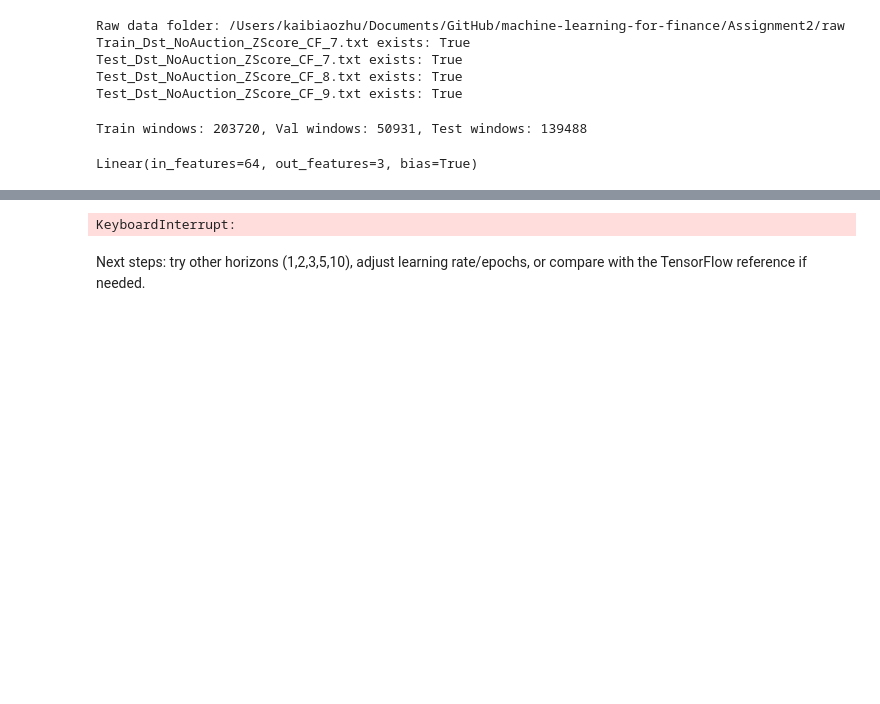
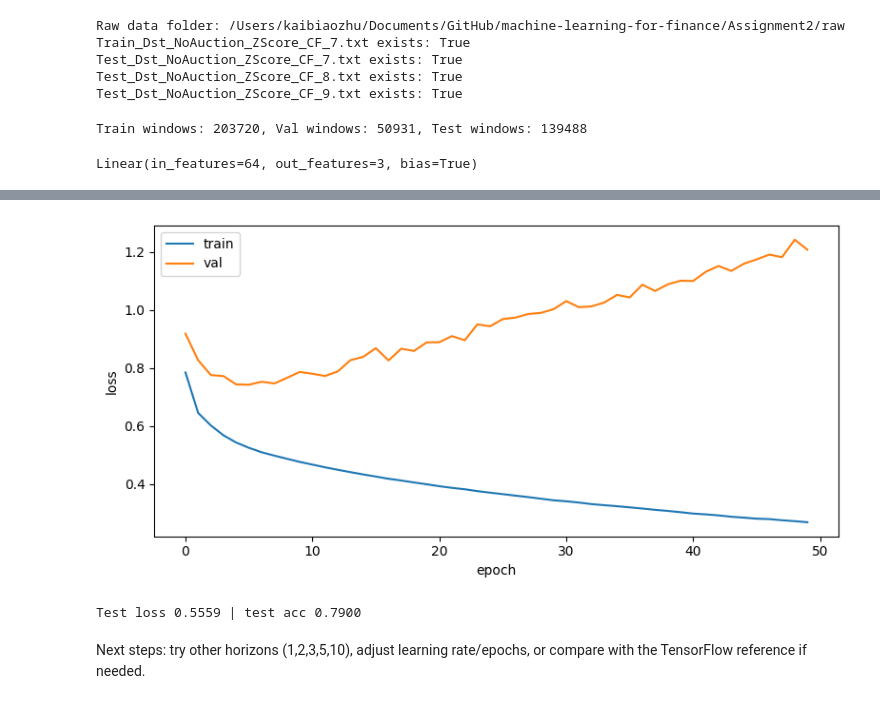
Before and after one commit to George-hardworking/machine-learning-for-finance, a Jupyter notebook: Assignment2/scripts/assignment2_kaibiao.ipynb, the cells around one changed output, grey strips where cells are left out. Drawn from its saved outputs; the diff is of its cells as text; code cells hidden in the pictures; blank space fills up the shorter version.

```diff
--- a/Assignment2/scripts/assignment2_kaibiao.ipynb
+++ b/Assignment2/scripts/assignment2_kaibiao.ipynb
@@ -25,7 +25,12 @@ from torch.utils.data import Dataset, DataLoader
 
 import matplotlib.pyplot as plt
 
-device = torch.device("cuda:0" if torch.cuda.is_available() else "cpu")
+if torch.backends.mps.is_available():
+    device = torch.device("mps")
+elif torch.cuda.is_available():
+    device = torch.device("cuda:0")
+else:
+    device = torch.device("cpu")
 torch.manual_seed(42)
 np.random.seed(42)
 print(f"Running on {device}")
@@ -46,7 +51,7 @@ cfg = {
     "batch_size": 64,
     "lr": 1e-3,
     "weight_decay": 1e-5,
-    "epochs": 5,
+    "epochs": 50,
     "num_classes": 3,
     "val_ratio": 0.2,
     "checkpoint_path": Path("best_val_model_assignment2.pt"),
@@ -68,6 +73,9 @@ def load_raw_matrix(path: Path) -> np.ndarray:
         raise FileNotFoundError(f"Missing file: {path}")
     data = np.loadtxt(path)
     return data.astype(np.float32)
+
+pin_mem = torch.device(device).type in ["cuda", "mps"]
+num_workers = 0  # avoid multiprocessing issues on macOS/mps
 
 def stack_days(paths) -> np.ndarray:
     matrices = [load_raw_matrix(p) for p in paths]
@@ -105,9 +113,9 @@ def make_loaders(train_raw: np.ndarray, test_raw: np.ndarray, cfg: dict):
     test_ds = LobDataset(x_test, y_test)
 
     loaders = {
-        "train": DataLoader(train_ds, batch_size=cfg["batch_size"], shuffle=True, drop_last=True),
-        "val": DataLoader(val_ds, batch_size=cfg["batch_size"], shuffle=False),
-        "test": DataLoader(test_ds, batch_size=cfg["batch_size"], shuffle=False),
+        "train": DataLoader(train_ds, batch_size=cfg["batch_size"], shuffle=True, drop_last=True, num_workers=num_workers, pin_memory=pin_mem),
+        "val": DataLoader(val_ds, batch_size=cfg["batch_size"], shuffle=False, num_workers=num_workers, pin_memory=pin_mem),
+        "test": DataLoader(test_ds, batch_size=cfg["batch_size"], shuffle=False, num_workers=num_workers, pin_memory=pin_mem),
     }
     return loaders, {"train": train_ds, "val": val_ds, "test": test_ds}
 # %%
@@ -283,3 +297,17 @@ Best val loss: 0.7349
+# %%
+# Plot training curves (run after training finishes)
+if history["train_loss"]:
+    plt.figure(figsize=(8, 4))
+    plt.plot(history["train_loss"], label="train")
+    plt.plot(history["val_loss"], label="val")
+    plt.xlabel("epoch")
+    plt.ylabel("loss")
+    plt.legend()
+    plt.tight_layout()
+else:
+    print("No history to plot; run training first.")
+# %% [output]
+[figure, added]
 # %%
 if DATA_AVAILABLE and cfg["checkpoint_path"].exists():
     model.load_state_dict(torch.load(cfg["checkpoint_path"], map_location=device))
@@ -288,6 +316,6 @@ if DATA_AVAILABLE and cfg["checkpoint_path"].exists():
 else:
     print("Test skipped: checkpoint or data missing.")
 # %% [output]
-KeyboardInterrupt:
+Test loss 0.5559 | test acc 0.7900
 # %% [markdown]
 Next steps: try other horizons (1,2,3,5,10), adjust learning rate/epochs, or compare with the TensorFlow reference if needed.
```
Also changed, not shown: parts of 2 cells of this notebook.
